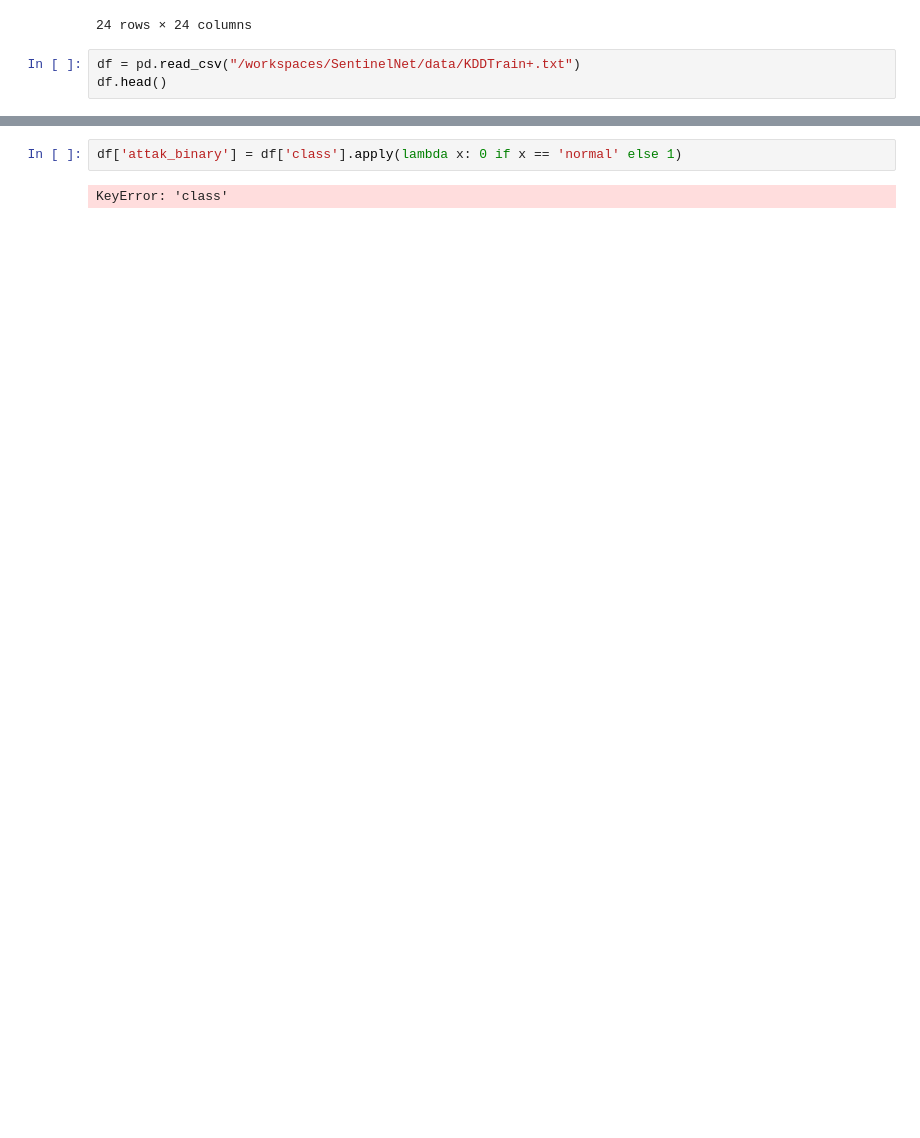
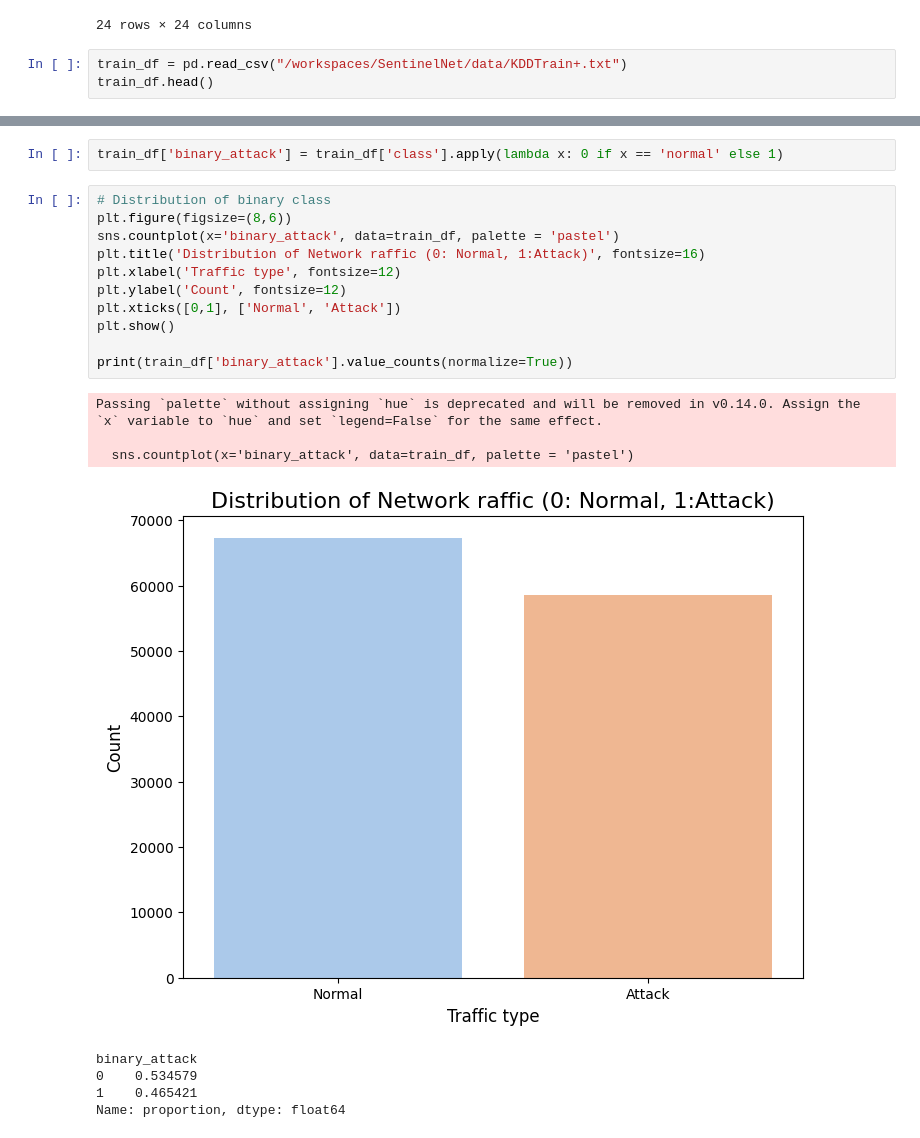
Before and after one commit to SpringBoardMentor193s/SentinelNet, a Jupyter notebook: notebooks/nsl_kdd.ipynb, the cells around one changed output, grey strips where cells are left out. Drawn from its saved outputs; the diff is of its cells as text; blank space fills up the shorter version.

```diff
--- a/notebooks/nsl_kdd.ipynb
+++ b/notebooks/nsl_kdd.ipynb
@@ -197,6 +200,6 @@ integer_columns_df.corr()
 | level | -0.085325 | -0.040209 | 0.016271 | -0.004201 | -0.121027 | -0.076126 | -0.118269 | -0.203139 | ... |
 24 rows × 24 columns
 # %%
-df = pd.read_csv("/workspaces/SentinelNet/data/KDDTrain+.txt")
-df.head()
+train_df = pd.read_csv("/workspaces/SentinelNet/data/KDDTrain+.txt")
+train_df.head()
 # %% [output]
@@ -204,4 +396,22 @@ KeyError: 'class'
 # %%
-df['attak_binary'] = df['class'].apply(lambda x: 0 if x == 'normal' else 1)
+train_df['binary_attack'] = train_df['class'].apply(lambda x: 0 if x == 'normal' else 1)
-# %% [output]
-KeyError: 'class'
+# %%
+# Distribution of binary class
+plt.figure(figsize=(8,6))
+sns.countplot(x='binary_attack', data=train_df, palette = 'pastel')
+plt.title('Distribution of Network raffic (0: Normal, 1:Attack)', fontsize=16)
+plt.xlabel('Traffic type', fontsize=12)
+plt.ylabel('Count', fontsize=12)
+plt.xticks([0,1], ['Normal', 'Attack'])
+plt.show()
+
+print(train_df['binary_attack'].value_counts(normalize=True))
+# %% [output]
+Passing `palette` without assigning `hue` is deprecated and will be removed in v0.14.0. Assign the `x` variable to `hue` and set `legend=False` for the same effect.
+
+  sns.countplot(x='binary_attack', data=train_df, palette = 'pastel')
+[figure, added]
+binary_attack
+0    0.534579
+1    0.465421
+Name: proportion, dtype: float64
```
Also changed, not shown: parts of 16 cells of this notebook.
